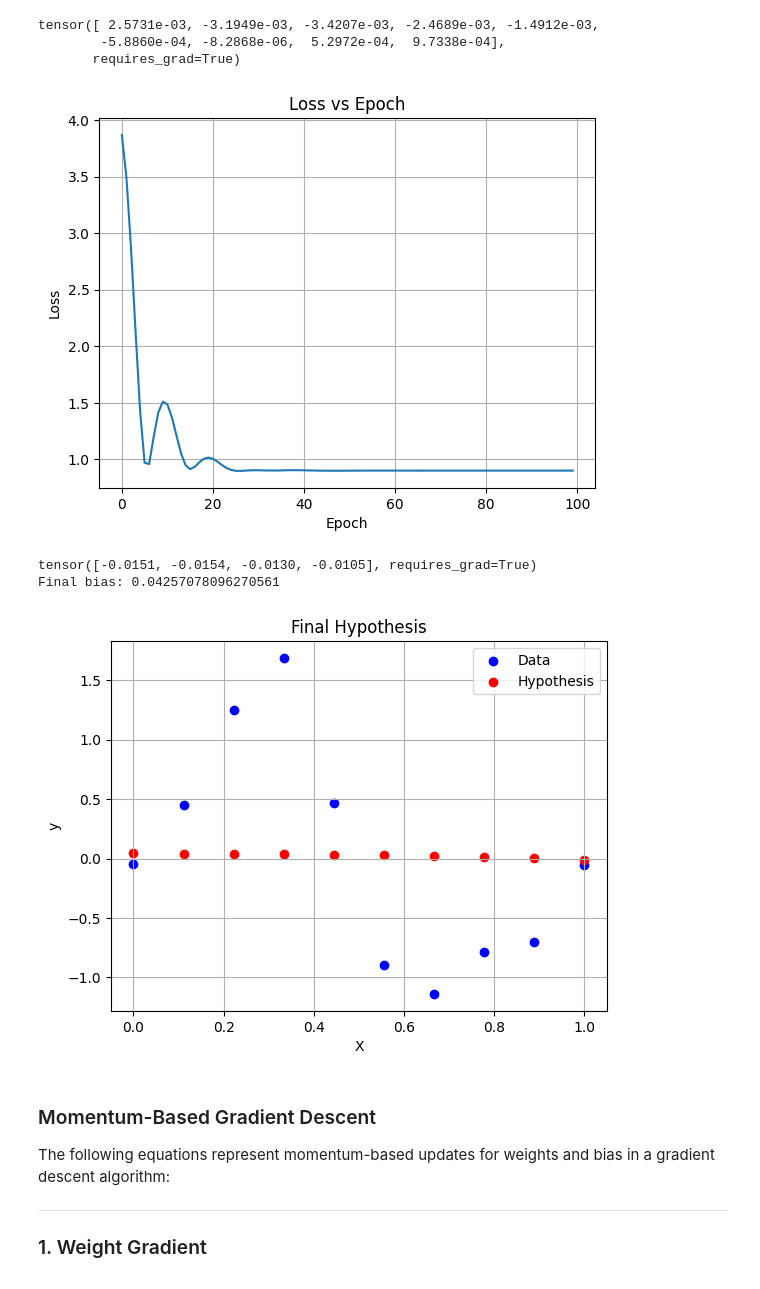
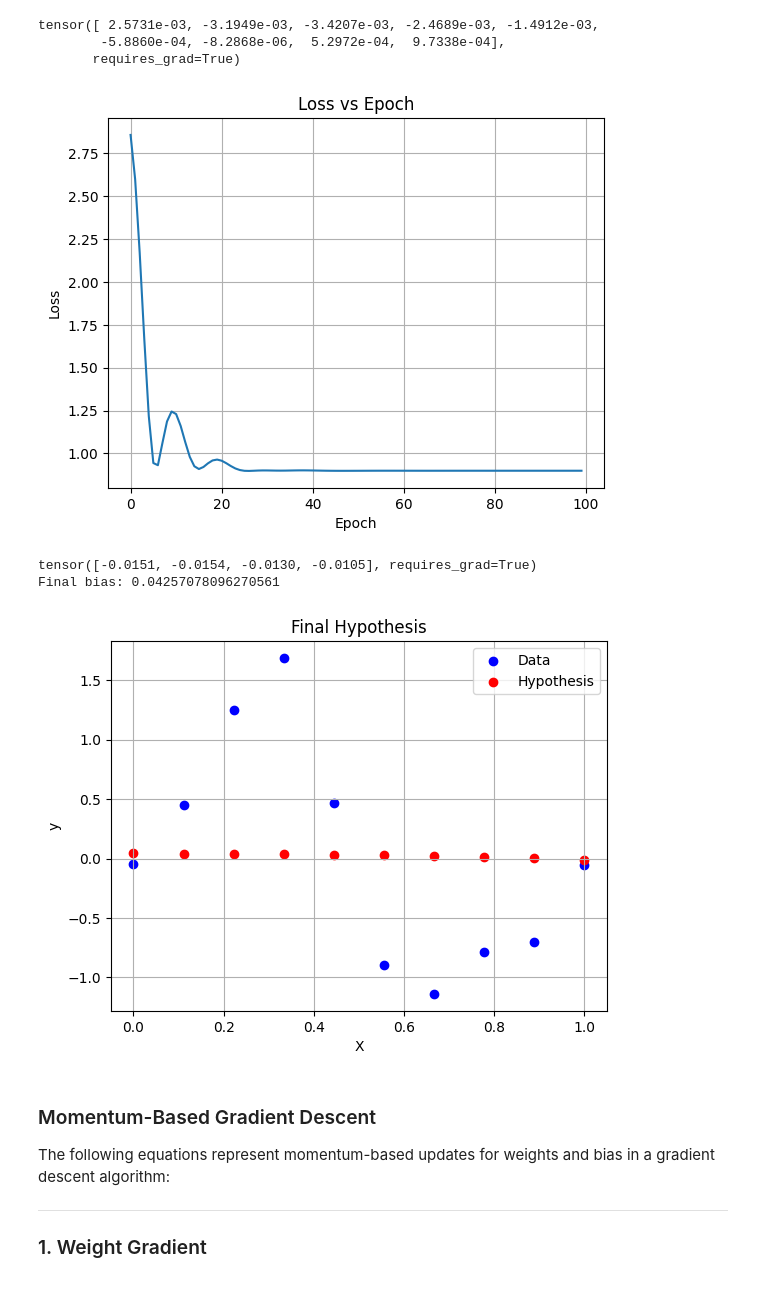
Before and after one commit to skotarugit/CS-GY-6613-Assignments, a Jupyter notebook: Assignment1/Assign1_partb.ipynb, the cells around one changed output. Cells and saved outputs as stored; diff of their text form; code cells hidden in the pictures.

```diff
--- a/Assignment1/Assign1_partb.ipynb
+++ b/Assignment1/Assign1_partb.ipynb
@@ -2,6 +2,10 @@
 KOTARU SAI SUBHASH
 sk12154@nyu.edu
 # %%
+#SGD
+import torch
+import matplotlib.pyplot as plt
+import numpy as np
 torch.seed = 5
 np.seed = 5
 #Hyperparameters
@@ -36,7 +40,7 @@ def compute_loss(X, y, weights, bias, lambda_reg):
     y_pred = X[:,1:] @ weights + bias
     # Loss with L2 regularization
     mse_loss = torch.mean((y_pred - y) ** 2)
-    reg_loss = lambda_reg * torch.norm(weights) ** 2
+    reg_loss = 0.5*lambda_reg * torch.norm(weights) ** 2
     return torch.sqrt(mse_loss + reg_loss)
 
 X = polynomial_transform(X, M)
@@ -107,8 +111,5 @@ plt.show()
 # %%
-#SGD
-import torch
-import matplotlib.pyplot as plt
-import numpy as np
+
 torch.manual_seed(5)
 np.random.seed(5)
 
@@ -153,7 +154,7 @@ def compute_loss(X, y, weights, bias, lambda_reg):
     y_pred = X[:,1:] @ weights + bias
     # Loss with L2 regularization
     mse_loss = torch.mean((y_pred - y) ** 2)
-    reg_loss = lambda_reg * torch.norm(weights) ** 2
+    reg_loss = 0.5*lambda_reg * torch.norm(weights) ** 2
     return torch.sqrt(mse_loss + reg_loss)
 
 # Implementing the SGD Algorithm
@@ -343,7 +337,7 @@ def compute_loss(X, y, weights, bias, lambda_reg):
     y_pred = X[:,1:] @ weights + bias
     # Loss with L2 regularization
     mse_loss = torch.mean((y_pred - y) ** 2)
-    reg_loss = lambda_reg * torch.norm(weights) ** 2
+    reg_loss = 0.5*lambda_reg * torch.norm(weights) ** 2
     return torch.sqrt(mse_loss + reg_loss)
 
 # Implementing the SGD Algorithm
@@ -371,34 +365,34 @@ for epoch in range(num_epochs):
         # Update weights and bias
         weights -= velocity_w
         bias -= velocity_b
 
     # Zero the gradients after updating
     weights.grad.zero_()
     bias.grad.zero_()
 
 # Plot Loss vs Epoch
 plt.plot(losses)
 plt.title("Loss vs Epoch")
 plt.xlabel("Epoch")
 plt.ylabel("Loss")
 plt.grid()
 plt.show()
 
 # Final weights and bias
 print(weights)
 print(f"Final bias: {bias.item()}")
 
 # Plotting final hypothesis
 plt.scatter(x_tr, y_train, label='Data', color='blue')
 plt.scatter(x_tr, (X[:,1:] @ weights + bias).detach().numpy(), label='Hypothesis', color='red')
 plt.title("Final Hypothesis")
 plt.xlabel("X")
 plt.ylabel("y")
 plt.legend()
 plt.grid()
 plt.show()
 # %% [output]
-[figure, old version]
+[figure, new version]
 tensor([-0.0151, -0.0154, -0.0130, -0.0105], requires_grad=True)
 Final bias: 0.04257078096270561
 [figure]
```
Also changed, not shown: parts of 11 cells of this notebook.
